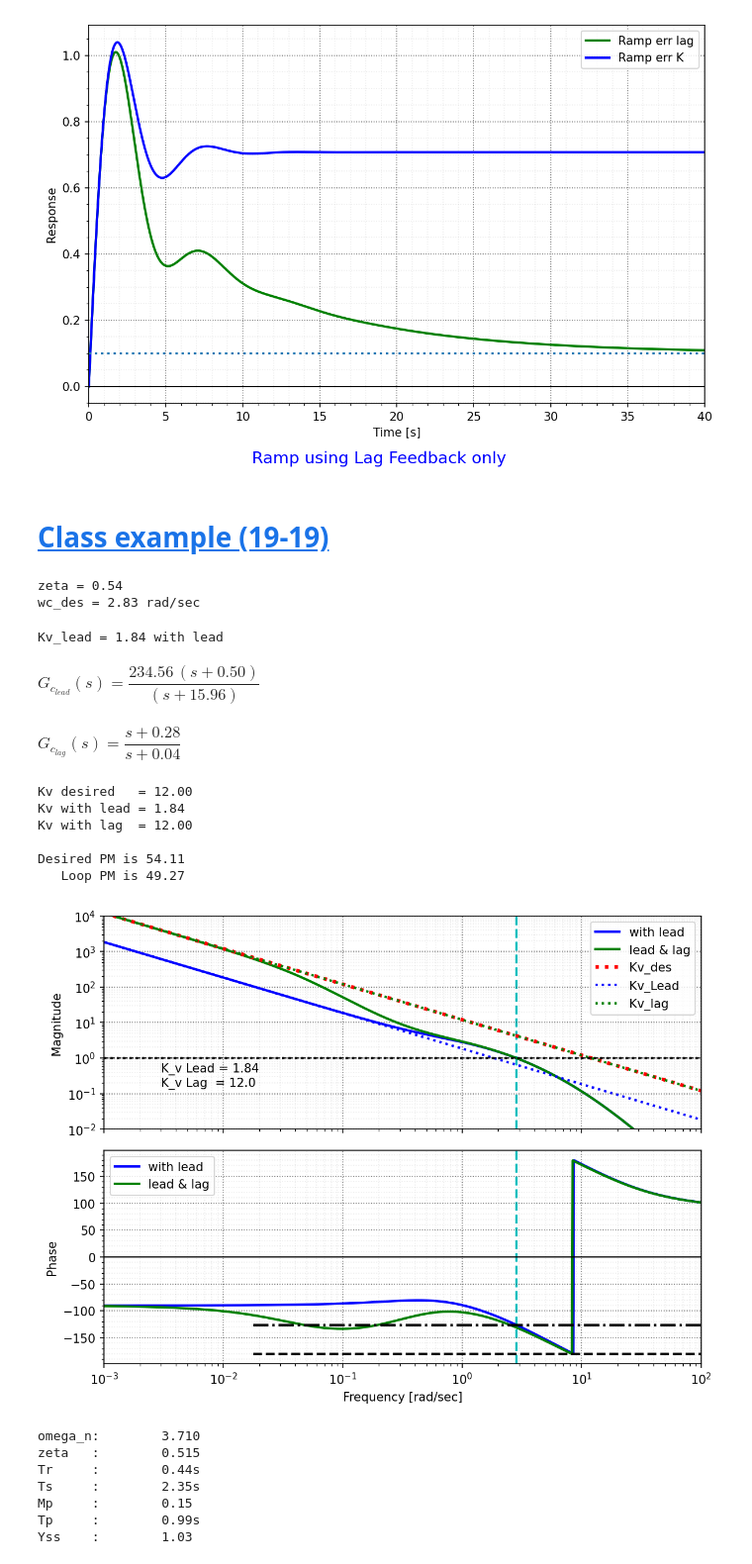
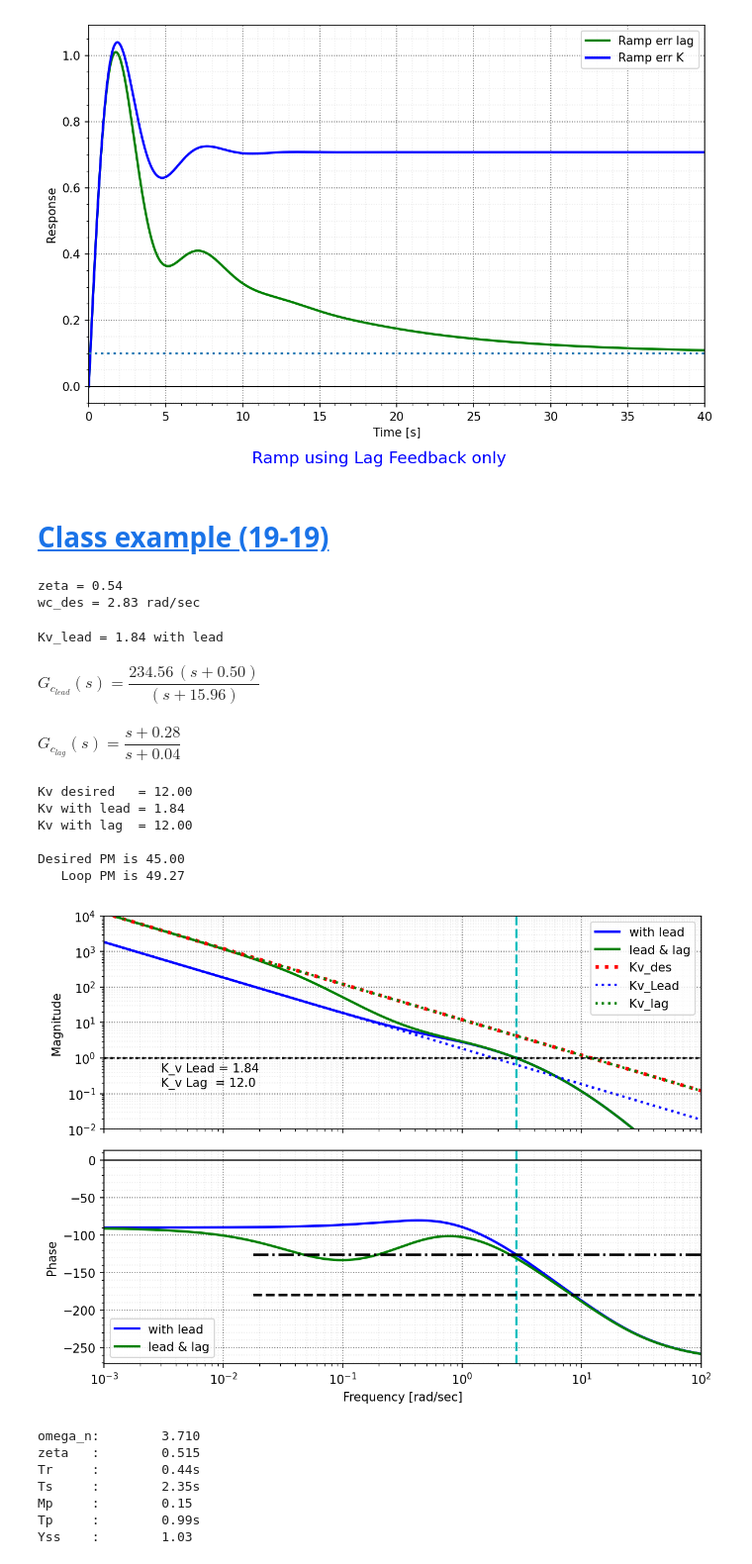
Before and after one commit to mit-acl/16_06_Class, a Jupyter notebook: notebooks/16_06_T19_Lag_design.ipynb, the cells around one changed output. Shown at 99% size. Drawn from its saved outputs; the diff is of its cells as text; code cells hidden in the pictures.

```diff
--- a/notebooks/16_06_T19_Lag_design.ipynb
+++ b/notebooks/16_06_T19_Lag_design.ipynb
@@ -442,15 +464,16 @@ plt.savefig("./figs/L17_17a.pdf", dpi=600)
 plt.show()
 # %% [output]
 [figure]
-# %% [markdown]
-# <a id='toc3_'></a>[Class example (19-19)](#toc0_)
+# %% [markdown]
+# <a id='toc3_'></a>[Class example (19-19)](#toc0_)
 # %%
-G = ct.tf(1,[1, 0]) * ct.tf(1,[1, 1]) * ct.tf(1,[1, 4])
+s = ct.tf('s')
+G = 1/(s*(s+1)*(s+4))
 
 Mp = 0.1325
 zeta = 1/np.sqrt( 1 + (np.pi/np.log(Mp))**2 )
 print(f"{zeta =: 4.2f}")
-PM = zeta*100.
+PM_des = zeta*100.
 Kv_des = 12 # current Kv is much less
 
 Tp = 1
@@ -463,7 +486,7 @@ zeta = 0.54
 wc_des = 2.83 rad/sec
 # %%
 # PM negative so add lead
-Gc_lead = cm.lead_design(G, wc_des = wc_des, PMdes = PM)
+Gc_lead = cm.lead_design(G, wc_des = wc_des, PMdes = PM_des)
 L_K_lead = G*Gc_lead
 Kv_lead = cm.find_Kv(L_K_lead)
 print(f"{Kv_lead = :4.2f} with lead")
@@ -491,6 +514,7 @@ print("\nDesired PM is {:4.2f}".format(PM))
 print("   Loop PM is {:4.2f}".format(180+cm.pshift(np.angle(Lf)*cm.r2d)))
 
 w = np.sort(np.append(np.logspace(-3,np.log10(100),1000),wc_des))
+[Gm,Gp,Gw] = ct.frequency_response(G,omega=w)
 [L_leadm,L_leadp,L_leadw] = ct.frequency_response(L_K_lead,omega=w)
 [L_lagm,L_lagp,L_lagw] = ct.frequency_response(L_lag,omega=w)
 # %% [output]
@@ -501,38 +525,38 @@ Kv desired   = 12.00
 Kv with lead = 1.84
 Kv with lag  = 12.00
 
-Desired PM is 54.11
+Desired PM is 45.00
    Loop PM is 49.27
 # %%
 fig, ax = plt.subplots(2,1,figsize=(8, 6),dpi=150,sharex = True)
 ax[0].loglog(L_leadw,L_leadm,'b-',label='with lead')
 ax[0].loglog(L_lagw,L_lagm,'g-',label='lead & lag')
 ax[0].loglog(L_lagw,Kv_des/L_lagw,'r:',lw=3,label='Kv_des')
 ax[0].loglog(L_lagw,Kv_lead/L_lagw,'b:',label='Kv_Lead')
 ax[0].loglog(L_lagw,Kv_des/L_lagw,'g:',label='Kv_lag')
 ax[0].axhline(y=1,c='k',ls=":")
 ax[0].axvline(x=wc_des,c='c',ls="--",zorder=1)
 ax[0].legend()
 ax[0].set_ylim([.01,10000])
 ax[0].set_ylabel("Magnitude")
 ax[0].text(.003,0.5,'K_v Lead = {:.2f}'.format(Kv_lead),rotation=0,va='center',ha='left')
 ax[0].text(.003,0.2,'K_v Lag  = {:.1f}'.format(Kv_lag),rotation=0,va='center',ha='left')
 
-ax[1].semilogx(L_leadw,L_leadp*cm.r2d,'b-',label='with lead')
-ax[1].semilogx(L_lagw,L_lagp*cm.r2d,'g-',label='lead & lag')
+ax[1].semilogx(L_leadw,np.unwrap(L_leadp)*cm.r2d,'b-',label='with lead')
+ax[1].semilogx(L_lagw,np.unwrap(L_lagp)*cm.r2d,'g-',label='lead & lag')
 ax[1].axhline(y=-180,c='k',ls="--",xmin=0.25)
-ax[1].axhline(y=-180+PM,c='k',ls="-.",xmin=0.25)
+ax[1].axhline(y=-180+PM_des,c='k',ls="-.",xmin=0.25)
 ax[1].axvline(x=wc_des,c='c',ls="--",zorder=1)
 ax[1].legend()
 ax[1].set_xlim([min(w),max(w)])
 ax[1].set_ylabel("Phase")
 ax[1].set_xlabel("Frequency [rad/sec]")
 bm.nicegrid(ax)
 plt.legend()
 plt.savefig("./figs/L17_18.pdf", dpi=600)
 plt.show()
 # %% [output]
-[figure, old version]
+[figure, new version]
 # %%
 Gcl_gain = ct.feedback(K_wc*G,1)
 Gcl_lead = ct.feedback(L_K_lead,1)
```
Also changed, not shown: parts of 23 cells of this notebook, 5 other files.
